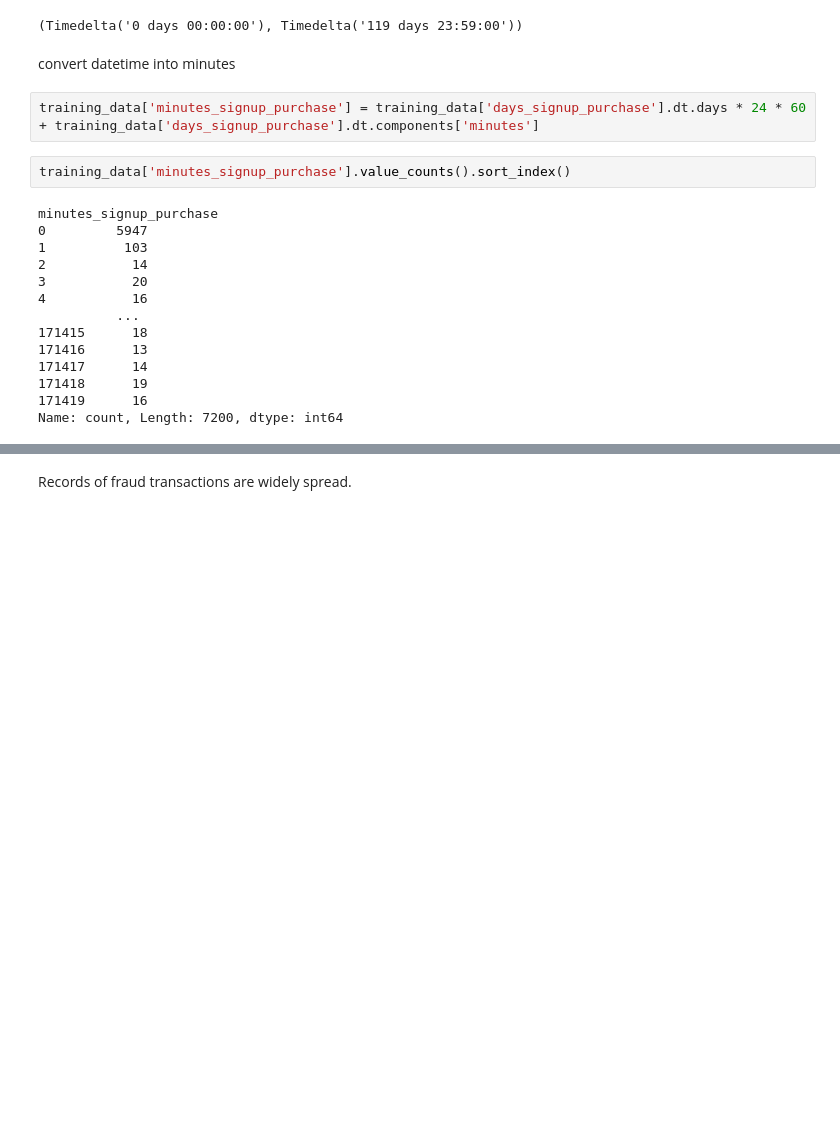
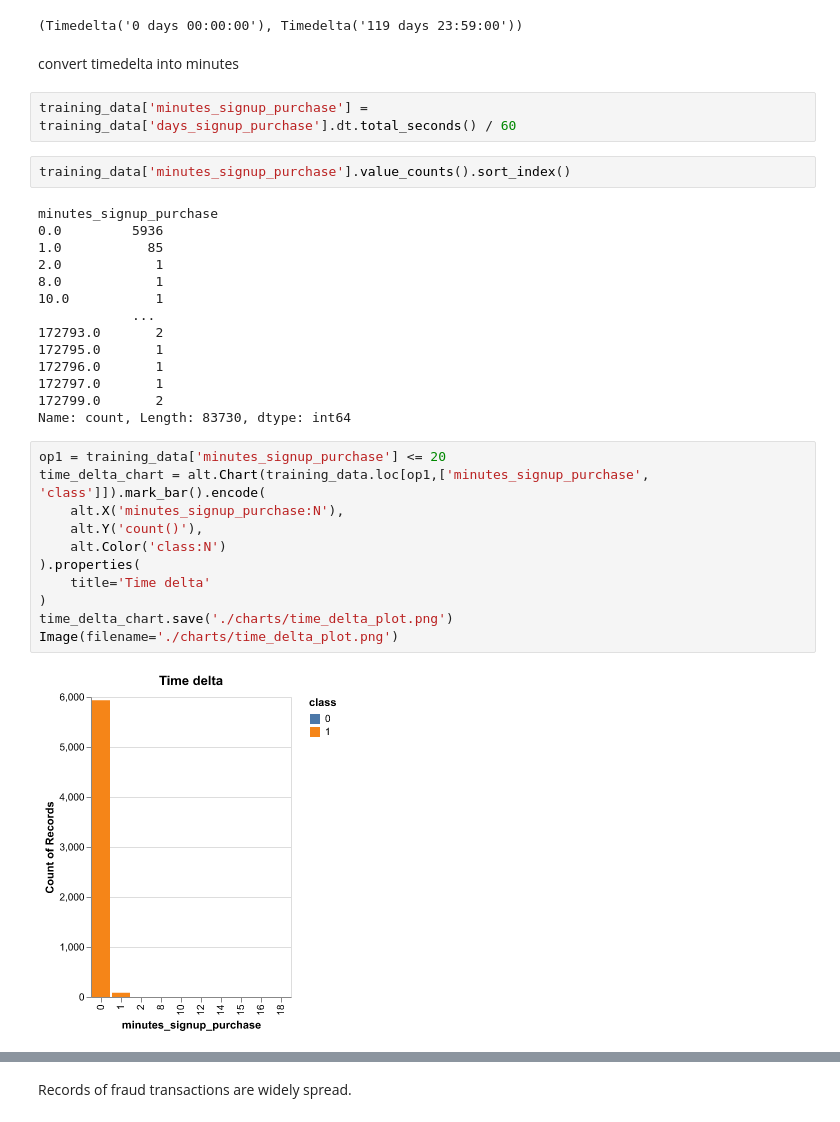
Before and after one commit to respwill/fraud_transaction, a Jupyter notebook: EDA/EDA.ipynb, the cells around one changed output, grey strips where cells are left out. Saved outputs shown, nothing was run; the diff lists cells and outputs as text; blank space fills up the shorter version.

```diff
--- a/EDA/EDA.ipynb
+++ b/EDA/EDA.ipynb
@@ -119,22 +120,35 @@ training_data['days_signup_purchase'].min(), training_data['days_signup_purchase
 # %% [output]
 (Timedelta('0 days 00:00:00'), Timedelta('119 days 23:59:00'))
 # %% [markdown]
-convert datetime into minutes
+convert timedelta into minutes
 # %%
-training_data['minutes_signup_purchase'] = training_data['days_signup_purchase'].dt.days * 24 * 60 + training_data['days_signup_purchase'].dt.components['minutes']
+training_data['minutes_signup_purchase'] = training_data['days_signup_purchase'].dt.total_seconds() / 60
 # %%
 training_data['minutes_signup_purchase'].value_counts().sort_index()
 # %% [output]
 minutes_signup_purchase
-0         5947
-1          103
-2           14
-3           20
-4           16
-          ...
-171415      18
-171416      13
-171417      14
-171418      19
-171419      16
-Name: count, Length: 7200, dtype: int64
+0.0         5936
+1.0           85
+2.0            1
+8.0            1
+10.0           1
+            ...
+172793.0       2
+172795.0       1
+172796.0       1
+172797.0       1
+172799.0       2
+Name: count, Length: 83730, dtype: int64
+# %%
+op1 = training_data['minutes_signup_purchase'] <= 20
+time_delta_chart = alt.Chart(training_data.loc[op1,['minutes_signup_purchase', 'class']]).mark_bar().encode(
+    alt.X('minutes_signup_purchase:N'),
+    alt.Y('count()'),
+    alt.Color('class:N')
+).properties(
+    title='Time delta'
+)
+time_delta_chart.save('./charts/time_delta_plot.png')
+Image(filename='./charts/time_delta_plot.png')
+# %% [output]
+[figure, added]
```
Also changed, not shown: parts of 9 cells of this notebook, 1 other file.
